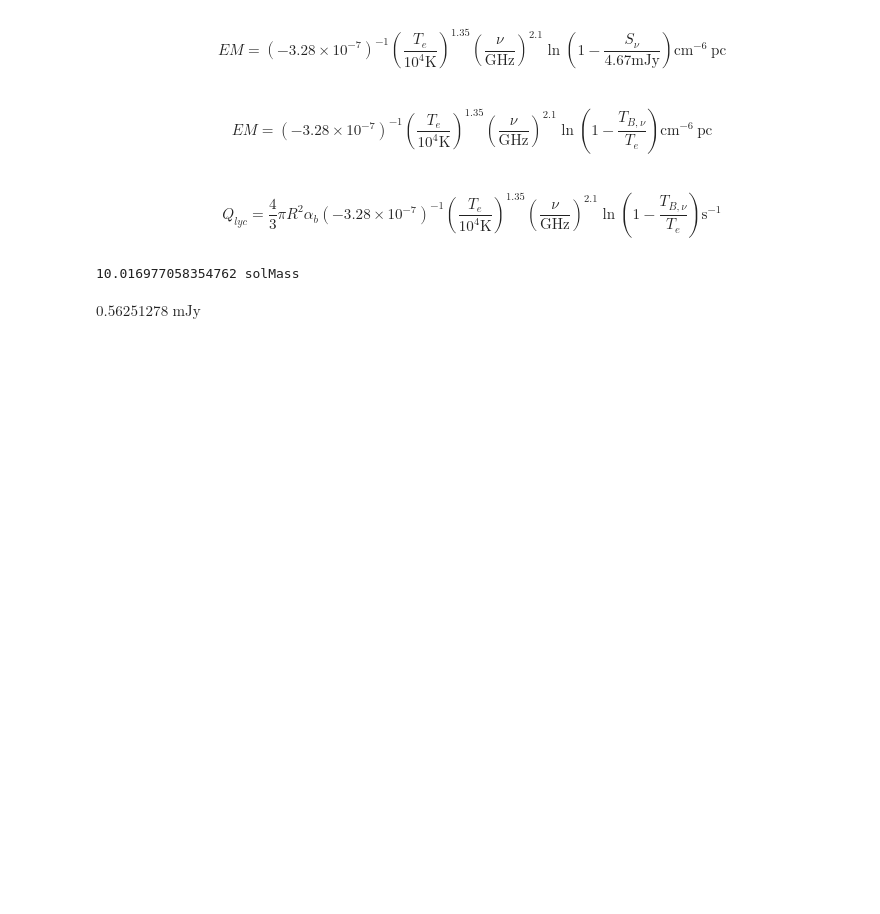
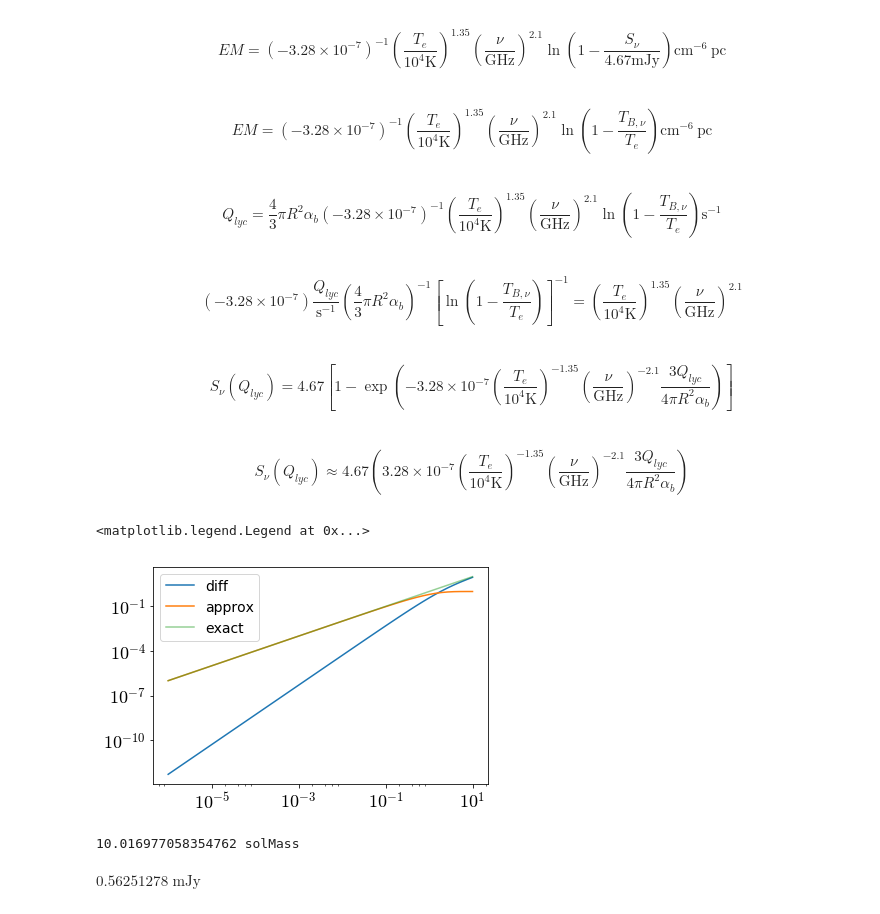
Before and after one commit to keflavich/SgrB2_ALMA_3mm_Mosaic, a Jupyter notebook: analysis/HII region brightness.ipynb, the cells around one changed output. Cells and saved outputs as stored; diff of their text form; code cells hidden in the pictures; blank space fills up the shorter version.

```diff
--- a/analysis/HII region brightness.ipynb
+++ b/analysis/HII region brightness.ipynb
@@ -57,6 +57,22 @@ $$EM = (-3.28\times10^{-7})^{-1} \left(\frac{T_e}{10^4\mathrm{K}}\right)^{1.35}
 $$EM = (-3.28\times10^{-7})^{-1} \left(\frac{T_e}{10^4\mathrm{K}}\right)^{1.35} \left(\frac{\nu}{\mathrm{GHz}}\right)^{2.1} \ln\left(1-\frac{T_{B,\nu}}{T_e}\right) \mathrm{cm}^{-6}~\mathrm{pc}$$
 # %% [markdown]
 $$Q_{lyc} = \frac{4}{3} \pi R^2 \alpha_b (-3.28\times10^{-7})^{-1} \left(\frac{T_e}{10^4\mathrm{K}}\right)^{1.35} \left(\frac{\nu}{\mathrm{GHz}}\right)^{2.1} \ln\left(1-\frac{T_{B,\nu}}{T_e}\right) \mathrm{s}^{-1}$$
+# %% [markdown]
+$$(-3.28\times10^{-7}) \frac{Q_{lyc}}{ \mathrm{s}^{-1}} \left( \frac{4}{3} \pi R^2 \alpha_b\right)^{-1}\left[ \ln\left(1-\frac{T_{B,\nu}}{T_e}\right)\right]^{-1} =  \left(\frac{T_e}{10^4\mathrm{K}}\right)^{1.35} \left(\frac{\nu}{\mathrm{GHz}}\right)^{2.1} $$
+# %% [markdown]
+$$S_{\nu}(Q_{lyc})  = 4.67 \left[1-\exp\left(-3.28\times10^{-7} \left(\frac{T_e}{10^4 \mathrm{K}}\right)^{-1.35} \left(\frac{\nu}{\mathrm{GHz}}\right)^{-2.1} \frac{3 Q_{lyc}}{4 \pi R^2 \alpha_b} \right) \right]$$
+# %% [markdown]
+$$S_{\nu}(Q_{lyc})  \approx 4.67 \left(3.28\times10^{-7} \left(\frac{T_e}{10^4 \mathrm{K}}\right)^{-1.35} \left(\frac{\nu}{\mathrm{GHz}}\right)^{-2.1} \frac{3 Q_{lyc}}{4 \pi R^2 \alpha_b} \right) $$
+# %%
+# sanity check on the Taylor expansion... the argument of the above equation must be <0.1
+x = np.logspace(-6,1)
+pl.loglog(x,(x-(1-np.exp(-x))), label='diff')
+pl.loglog(x,(1-np.exp(-x)), label='approx')
+pl.loglog(x,x, label='exact', alpha=0.5)
+pl.legend(loc='best')
+# %% [output]
+<matplotlib.legend.Legend at 0x...>
+[figure, added]
 # %%
 # density corresponding to 5-sigma
 snu_dust(density=1.5e7*u.cm**-3).to(u.mJy)
```
Also changed, not shown: 7 other files.
